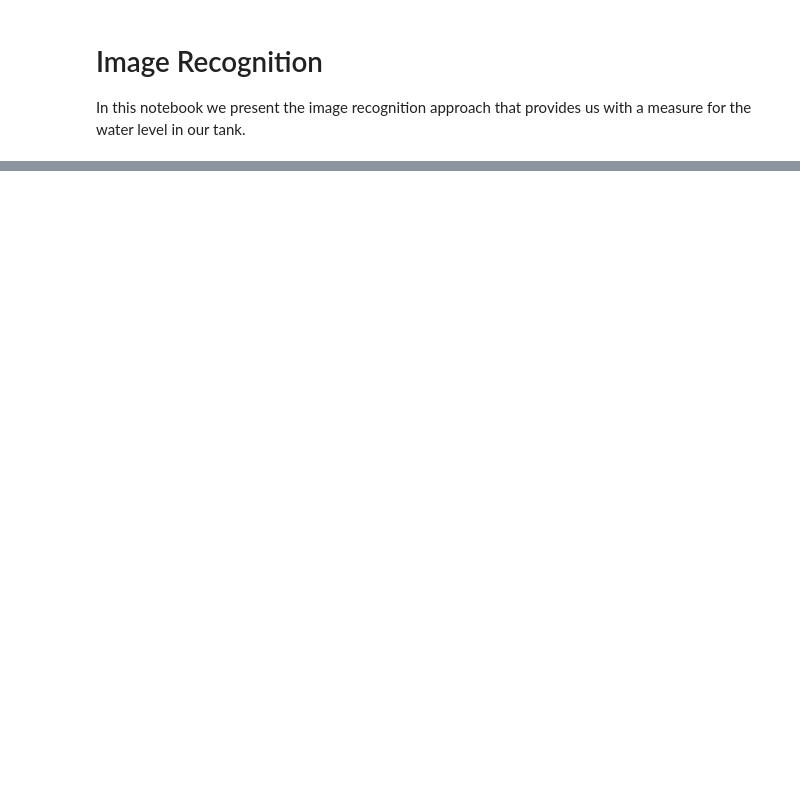
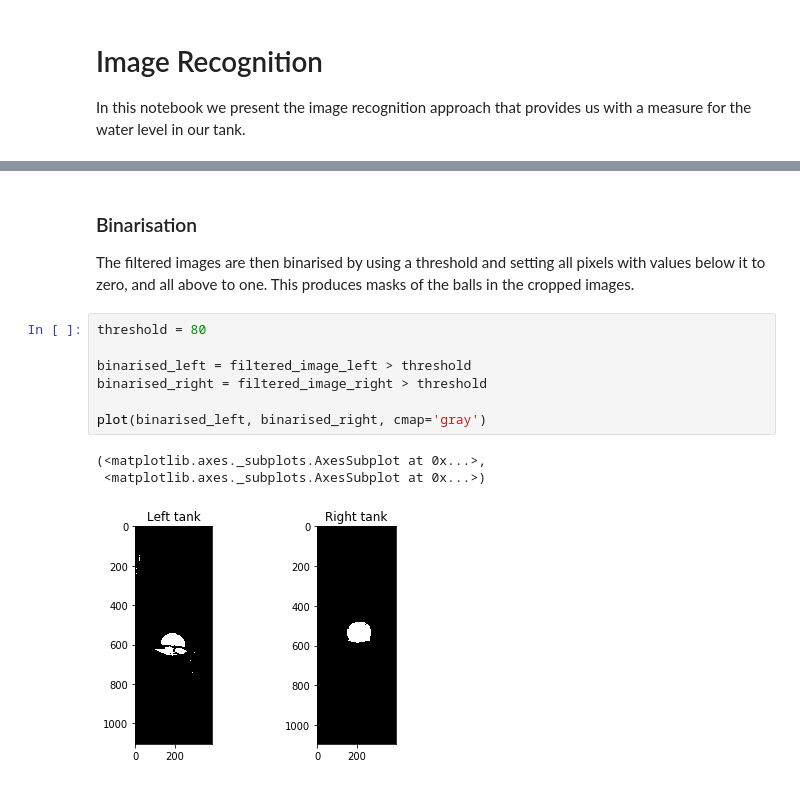
Before and after one commit to crestdsl/CREST, a Jupyter notebook: ImageRecognition.ipynb, the cells around one changed output, grey strips where cells are left out. Cells and saved outputs as stored; diff of their text form; blank space fills up the shorter version.

```diff
--- a/ImageRecognition.ipynb
+++ b/ImageRecognition.ipynb
@@ -70,0 +84,14 @@ plot(cropped_image_left, cropped_image_right)
+# %% [markdown]
+### Binarisation
+The filtered images are then binarised by using a threshold and setting all pixels with values below it to zero, and all above to one. This produces masks of the balls in the cropped images.
+# %%
+threshold = 80
+
+binarised_left = filtered_image_left > threshold
+binarised_right = filtered_image_right > threshold
+
+plot(binarised_left, binarised_right, cmap='gray')
+# %% [output]
+(<matplotlib.axes._subplots.AxesSubplot at 0x...>,
+ <matplotlib.axes._subplots.AxesSubplot at 0x...>)
+[figure, added]
```
Also changed, not shown: parts of 14 cells of this notebook, 1 other file.
